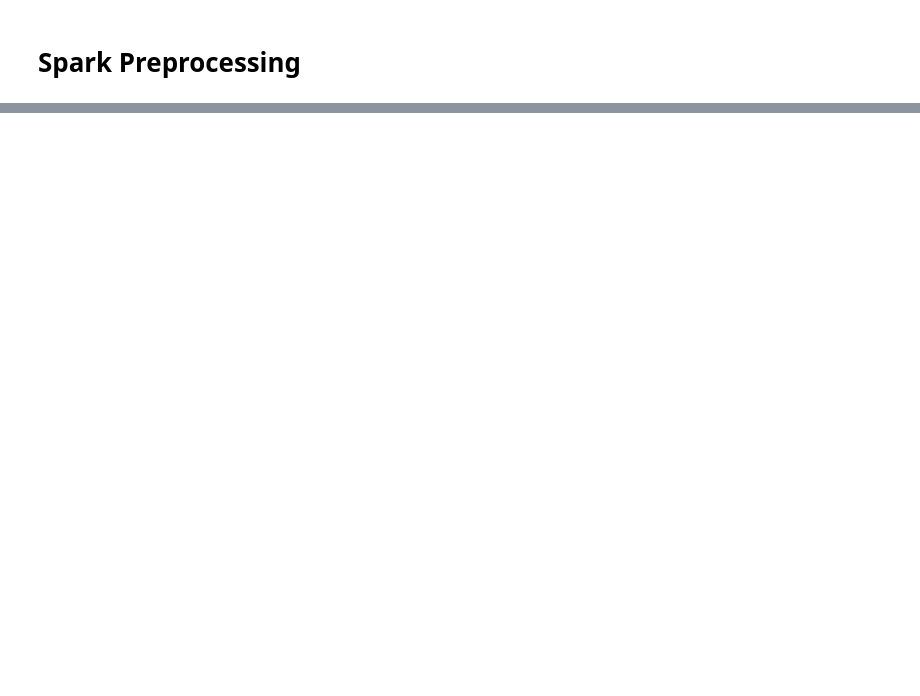
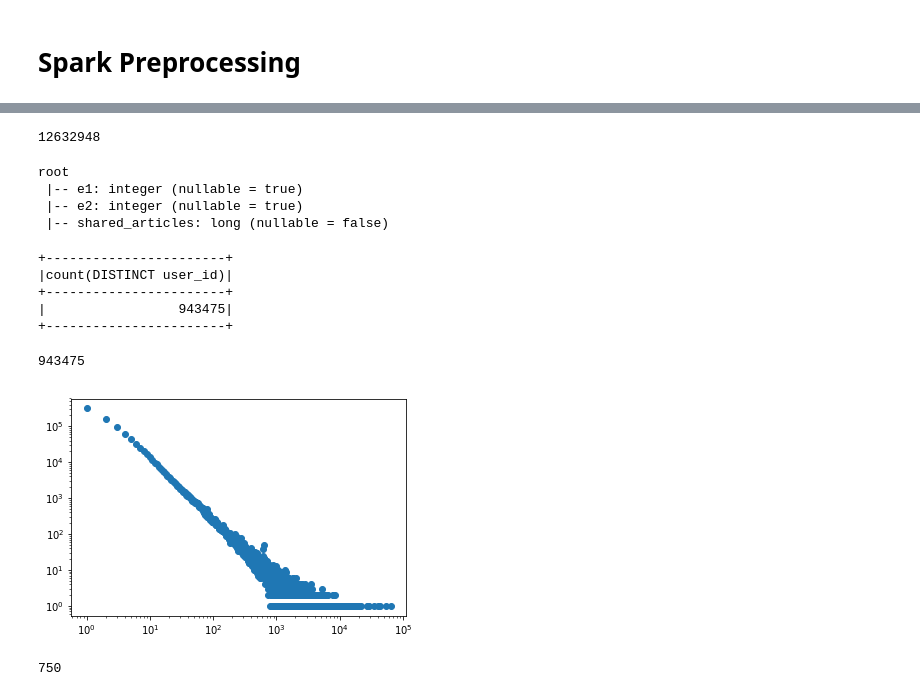
Before and after one commit to cs224w-f18-wikipedia-retention/wikipedia-retention, a Jupyter notebook: notebooks/2.1.1-acmiyaguchi-graph-blocking.ipynb, the cells around one changed output, grey strips where cells are left out. Drawn from its saved outputs; the diff is of its cells as text; code cells hidden in the pictures; blank space fills up the shorter version.

```diff
--- a/notebooks/2.1.1-acmiyaguchi-graph-blocking.ipynb
+++ b/notebooks/2.1.1-acmiyaguchi-graph-blocking.ipynb
@@ -173,0 +307,77 @@ Driver stacktrace:
+# %%
+spark.table("projection").cache()
+spark.table("projection").count()
+# %% [output]
+12632948
+# %%
+spark.table("projection").printSchema()
+# %% [output]
+root
+ |-- e1: integer (nullable = true)
+ |-- e2: integer (nullable = true)
+ |-- shared_articles: long (nullable = false)
+# %%
+spark.sql(
+"""
+select count(distinct user_id)
+from (
+    select distinct e1 as user_id from projection
+    union
+    select distinct e2 as user_id from projection
+)
+"""
+).show()
+# %% [output]
++-----------------------+
+|count(DISTINCT user_id)|
++-----------------------+
+|                 943475|
++-----------------------+
+# %%
+user_degrees = spark.sql(
+"""
+select
+    e1 as user_id,
+    count(distinct e2) as degree
+from (
+    select e1, e2 from projection
+    union
+    select e2 as e1, e1 as e2 from projection
+)
+group by 1
+"""
+)
+# %%
+user_degrees.cache()
+user_degrees.count()
+# %% [output]
+943475
+# %%
+x, y = zip(*[(r.degree, r.n_users) for r in
+(
+    user_degrees
+    .groupby("degree")
+    .agg(F.expr("count(distinct user_id) as n_users"))
+    .collect()
+)])
+# %%
+plt.scatter(x,y)
+plt.xscale("log")
+plt.yscale("log")
+plt.show()
+# %% [output]
+[figure, added]
+# %%
+mapping = spark.sql("""
+with ids as (
+    select distinct user_id, username
+    from enwiki
+)
+select ids.user_id, ids.username
+from ids
+inner join admins on ids.username = admins.username
+""")
+mapping.cache()
+mapping.count()
+# %% [output]
+750
```
Also changed, not shown: parts of 37 cells of this notebook, 4 other files.
